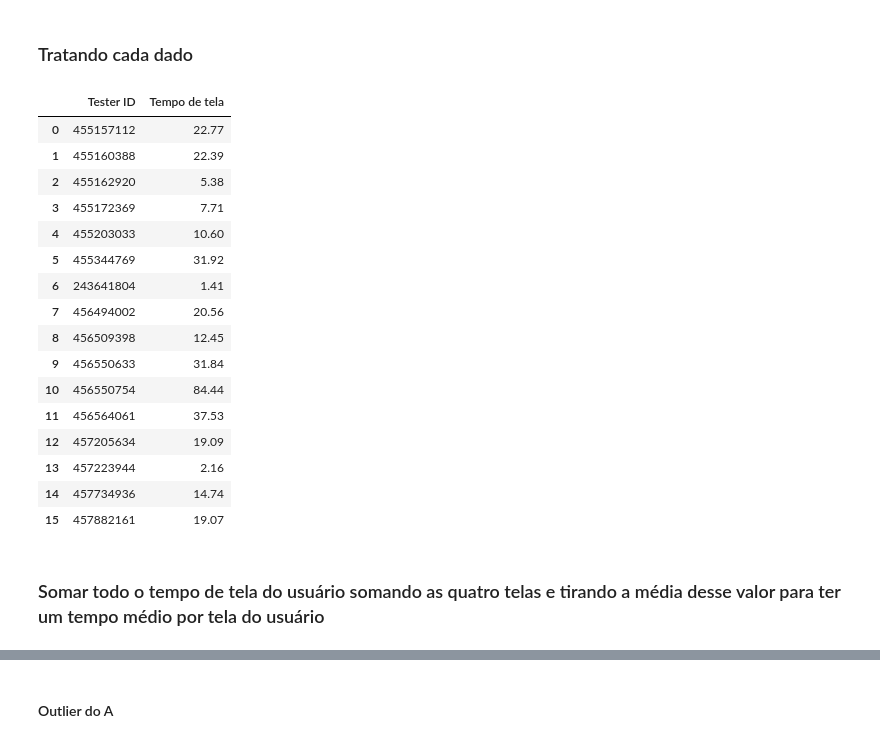
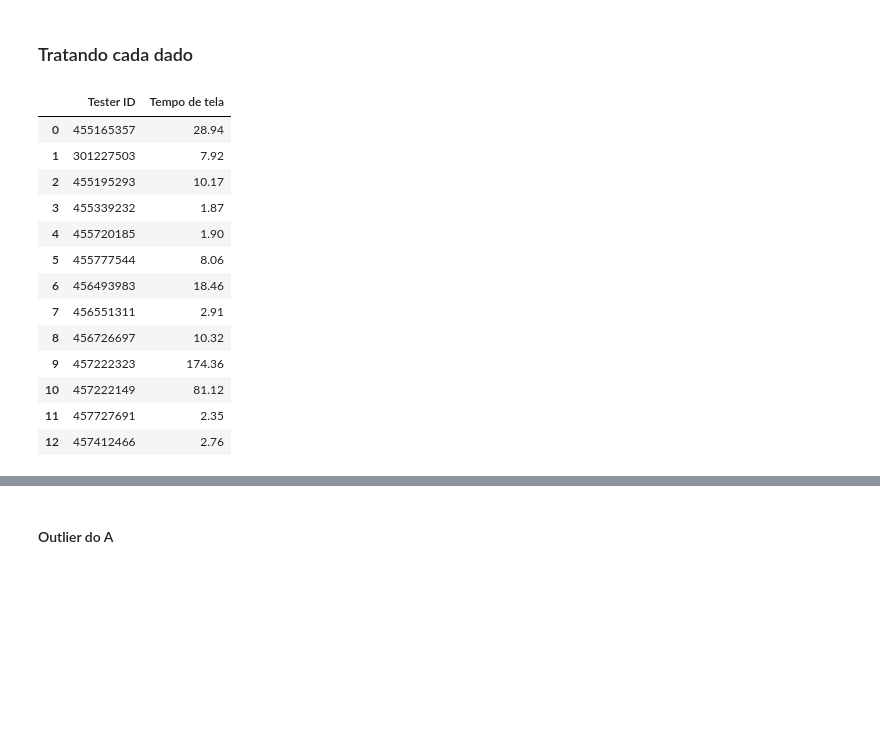
Before and after one commit to Ei-Truck/Teste-AB, a Jupyter notebook: teste_AB.ipynb, the cells around one changed output, grey strips where cells are left out. Cells and saved outputs as stored; diff of their text form; code cells hidden in the pictures; blank space fills up the shorter version.

```diff
--- a/teste_AB.ipynb
+++ b/teste_AB.ipynb
@@ -28,9 +28,7 @@ def tratar_dados(df: pd.DataFrame) -> pd.DataFrame:
 
     df_result = df_sem_duplicatas[["Tester ID", "Total duration (seconds)"]]
     # mudar nome da coluna Total Duration
-    df_result = df_result.rename(
-        columns={"Total duration (seconds)": "Tempo de tela"}
-    )
+    df_result = df_result.rename(columns={"Total duration (seconds)": "Tempo de tela"})
     return df_result
 # %% [markdown]
 ### Carregamento do csv de cada tela de cada fluxo
@@ -51,34 +49,29 @@ df_filtrar_ranking_B = pd.read_csv("dados/filtrar_ranking_motoristas/B.csv")
 # %%
 df_abrir_chatbot_A = tratar_dados(df_abrir_chatbot_A)
 df_abrir_chatbot_B = tratar_dados(df_abrir_chatbot_B)
 
 df_acessar_configuracoes_A = tratar_dados(df_acessar_configuracoes_A)
 df_acessar_configuracoes_B = tratar_dados(df_acessar_configuracoes_B)
 
 df_concluir_analise_viagem_A = tratar_dados(df_concluir_analise_viagem_A)
 df_concluir_analise_viagem_B = tratar_dados(df_concluir_analise_viagem_B)
 
 df_filtrar_ranking_A = tratar_dados(df_filtrar_ranking_A)
 df_filtrar_ranking_B = tratar_dados(df_filtrar_ranking_B)
 
-df_abrir_chatbot_A
+df_abrir_chatbot_B
 # %% [output]
 |  | Tester ID | Tempo de tela |
-| 0 | 455157112 | 22.77 |
-| 1 | 455160388 | 22.39 |
-| 2 | 455162920 | 5.38 |
-| 3 | 455172369 | 7.71 |
-| 4 | 455203033 | 10.60 |
-| 5 | 455344769 | 31.92 |
-| 6 | 243641804 | 1.41 |
-| 7 | 456494002 | 20.56 |
-| 8 | 456509398 | 12.45 |
-| 9 | 456550633 | 31.84 |
-| 10 | 456550754 | 84.44 |
-| 11 | 456564061 | 37.53 |
-| 12 | 457205634 | 19.09 |
-| 13 | 457223944 | 2.16 |
-| 14 | 457734936 | 14.74 |
-| 15 | 457882161 | 19.07 |
+| 0 | 455165357 | 28.94 |
+| 1 | 301227503 | 7.92 |
+| 2 | 455195293 | 10.17 |
+| 3 | 455339232 | 1.87 |
+| 4 | 455720185 | 1.90 |
+| 5 | 455777544 | 8.06 |
+| 6 | 456493983 | 18.46 |
+| 7 | 456551311 | 2.91 |
+| 8 | 456726697 | 10.32 |
+| 9 | 457222323 | 174.36 |
+| 10 | 457222149 | 81.12 |
+| 11 | 457727691 | 2.35 |
+| 12 | 457412466 | 2.76 |
-# %% [markdown]
-### Somar todo o tempo de tela do usuário somando as quatro telas e tirando a média desse valor para ter um tempo médio por tela do usuário
```
Also changed, not shown: parts of 34 cells of this notebook.
